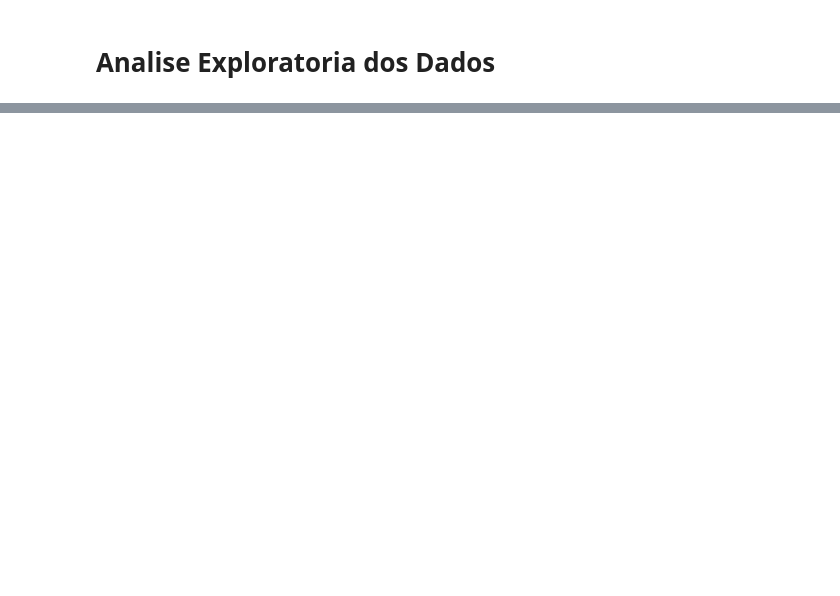
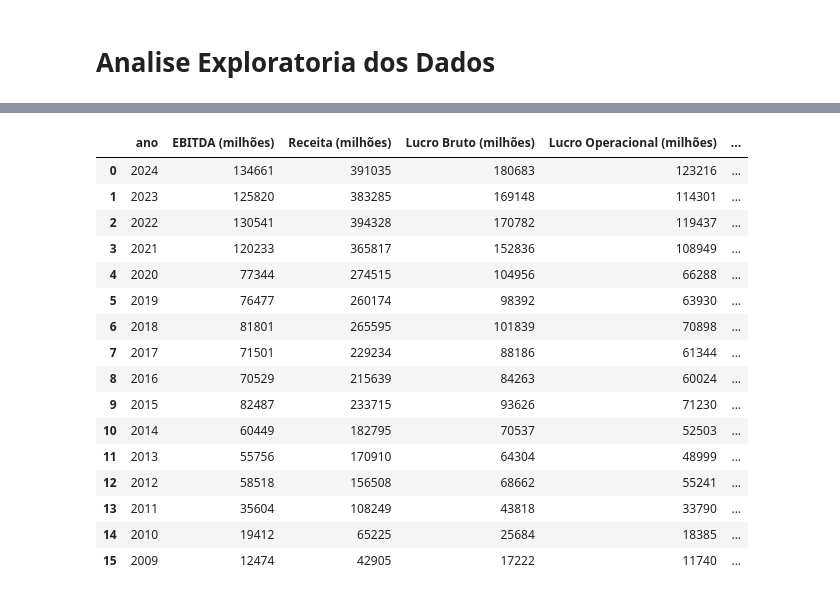
Before and after one commit to SamAmorim/Apple_Analytics, a Jupyter notebook: Apple_Analytics.ipynb, the cells around one changed output, grey strips where cells are left out. Saved outputs shown, nothing was run; the diff lists cells and outputs as text; code cells hidden in the pictures; blank space fills up the shorter version.

```diff
--- a/Apple_Analytics.ipynb
+++ b/Apple_Analytics.ipynb
@@ -46,9 +46,17 @@ PE ratio                        float64
 Employees                        object
 dtype: object
 # %%
-df= df.replace({'$': '', ',': '', '%' : ''}, regex=True)
+# Substitui os caracteres '$', ',' e '%' nas colunas do DataFrame
+df = df.replace({'\$': '', ',': '', '%': ''}, regex=True)
 
+# Lista de colunas para ajustar os tipos
 colunas_para_ajustar_tipos  = ['EPS',
+                               'EBITDA (millions)',
+                               'Revenue (millions)',
+                               'Gross Profit (millions)',
+                               'Net Income (millions)',
+                               'Op Income (millions)',
+                               'Net Income (millions)',
                                'Shares Outstanding',
                                'Total Assets (millions)',
                                'Cash on Hand (millions)',
@@ -56,16 +64,17 @@ colunas_para_ajustar_tipos  = ['EPS',
                                'Total Liabilities (millions)',
                                'Gross Margin',
                                'Employees']
+
 try:
+    # Itera pelas colunas e converte para numérico
     for coluna in colunas_para_ajustar_tipos:
         df[coluna] = pd.to_numeric(df[coluna], errors='coerce')
 
-
 except Exception as e:
     print(e)
-del colunas_para_ajustar_tipos
 
-df.dtypes
+# Verifica os tipos de dados das colunas
+print(df.dtypes)
 # %% [output]
 year                              int64
 EBITDA (millions)                 int64
@@ -101,5 +110,7 @@ colunas_traduzidas = {
     'Total Liabilities (millions)': 'Passivos Totais (milhões)',
     'Gross Margin': 'Margem Bruta (%)',
     'PE ratio': 'Índice P/L',
-    'Employees': 'Empregados'
+    'Employees': 'QTD Empregados'
 }
+
+df = df.rename(columns=colunas_traduzidas)
@@ -114,0 +136,16 @@ colunas_traduzidas = {
+# %%
+import pandas as pd
+
+# Suponha que você já tenha o DataFrame df com os dados
+
+# Calcular a Margem Bruta (%)
+df['Margem Bruta (%)'] = (df['Lucro Bruto (milhões)'] / df['Receita (milhões)']) * 100
+
+# Calcular o LPA (Lucro por Ação)
+df['LPA (Lucro por Ação)'] = df['Lucro Líquido (milhões)'] / df['Ações Em Circulação']
+
+# Calcular o Índice P/L (Preço sobre Lucro)
+df['Índice P/L'] = df['Preço de Fechamento do Ano'] / df['LPA (Lucro por Ação)']
+
+# Calcular a Dívida sobre Ativos Totais
+df['Dívida sobre Ativos'] = df['Dívida de Longo Prazo (milhões)'] / df['Ativos Totais (milhões)']
@@ -114,0 +205,20 @@ colunas_traduzidas = {
+# %%
+df
+# %% [output]
+|  | ano | EBITDA (milhões) | Receita (milhões) | Lucro Bruto (milhões) | Lucro Operacional (milhões) | ... |
+| 0 | 2024 | 134661 | 391035 | 180683 | 123216 | ... |
+| 1 | 2023 | 125820 | 383285 | 169148 | 114301 | ... |
+| 2 | 2022 | 130541 | 394328 | 170782 | 119437 | ... |
+| 3 | 2021 | 120233 | 365817 | 152836 | 108949 | ... |
+| 4 | 2020 | 77344 | 274515 | 104956 | 66288 | ... |
+| 5 | 2019 | 76477 | 260174 | 98392 | 63930 | ... |
+| 6 | 2018 | 81801 | 265595 | 101839 | 70898 | ... |
+| 7 | 2017 | 71501 | 229234 | 88186 | 61344 | ... |
+| 8 | 2016 | 70529 | 215639 | 84263 | 60024 | ... |
+| 9 | 2015 | 82487 | 233715 | 93626 | 71230 | ... |
+| 10 | 2014 | 60449 | 182795 | 70537 | 52503 | ... |
+| 11 | 2013 | 55756 | 170910 | 64304 | 48999 | ... |
+| 12 | 2012 | 58518 | 156508 | 68662 | 55241 | ... |
+| 13 | 2011 | 35604 | 108249 | 43818 | 33790 | ... |
+| 14 | 2010 | 19412 | 65225 | 25684 | 18385 | ... |
+| 15 | 2009 | 12474 | 42905 | 17222 | 11740 | ... |
```
Also changed, not shown: parts of 6 cells of this notebook.
